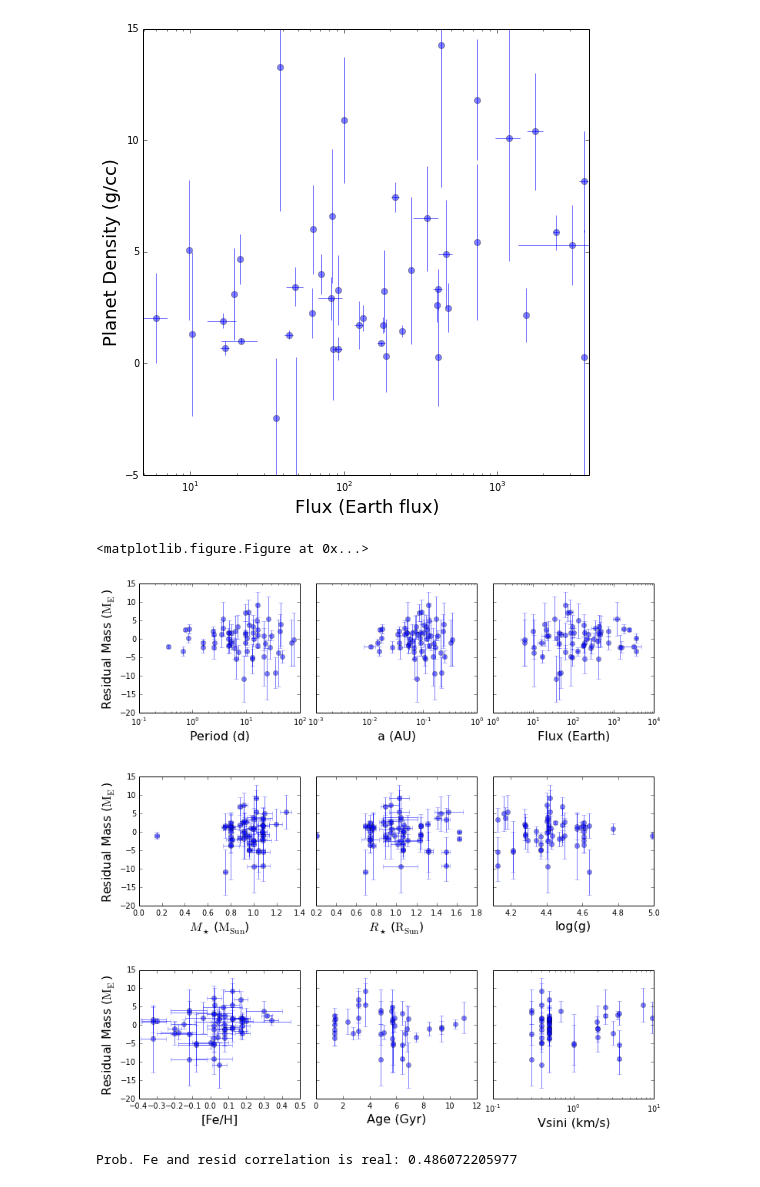
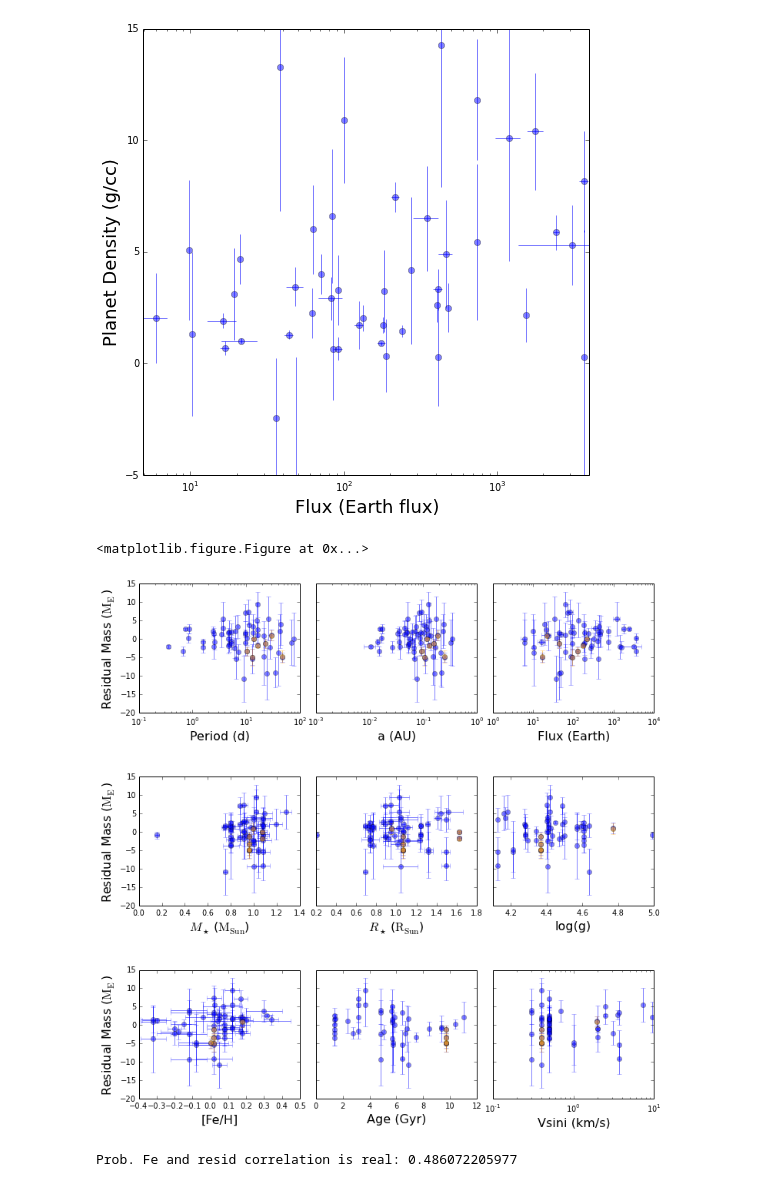
Before and after one commit to sealauren/mrf, a Jupyter notebook: plot_mr.ipynb, the cells around one changed output. Drawn from its saved outputs; the diff is of its cells as text; code cells hidden in the pictures.

```diff
--- a/plot_mr.ipynb
+++ b/plot_mr.ipynb
@@ -22,6 +24,8 @@ sp_clean = sp[sp.urho < 6.5]
 sp_1sig = sp[sp.m > sp.um]
 sp_cold = sp[sp.flux <= np.median(sp.flux)]
 sp_hot = sp[sp.flux > np.median(sp.flux)]
+sp['ttv'] = [0]*len(sp)
+sp.ix[['Kepler-11 b','Kepler-11 c','Kepler-11 d','Kepler-11 f','Kepler-30 b','Kepler-36 b','Kepler-36 c'],'ttv'] = 1
 ttvs = sp.ix[['Kepler-11 b','Kepler-11 c','Kepler-11 d','Kepler-11 f','Kepler-30 b','Kepler-36 b','Kepler-36 c'],:]
 len(sp)
 # %% [output]
@@ -404,4 +407,5 @@ m_resid = sp.m - mpred
 #d_resid = sp.rho - dpred
 rms = np.sqrt(np.mean(m_resid**2))
 print rms
+sp['m_resid'] = m_resid
 # %% [output]
@@ -529,38 +534,54 @@ pearsonr(sp_clean.flux, sp_clean.rho)
 # %%
 #plot residuals
 fig = plt.figure(figsize=(14,14));
 xarr = [sp.per, sp.a, sp.flux, sp.mstar, sp.rstar, sp.logg, sp.fe, sp.age, sp.vsini]
 xarr_err = [None, sp.ua, sp.uflux, sp.umstar, sp.urstar,
             None, sp.ufe, None, None]
 xtit = ['Period (d)','a (AU)','Flux (Earth)',
         '$M_\star$ ($\mathrm{M_{Sun}}$)','$R_\star$ ($\mathrm{R_{Sun}}$)','log(g)',
         '[Fe/H]','Age (Gyr)','Vsini (km/s)']
 xscale = ['log','log','log','linear','linear','linear','linear','linear','log']
 fig, axarr = plt.subplots(3, 3, sharey=True);
-yarr = m_resid
-yarr_err = sp.um
+ys = sp.m_resid
+yerr = sp.um
+yttv = yarr[sp.ttv==1]
+yerrttv = yarr_err[sp.ttv==1]
 for i in xrange(0,3):
     for j in xrange(0,3):
         xs = xarr[3*i + j]
+        xttv = xs[sp.ttv==1]
         xerr = xarr_err[3*i + j]
-        notnan = np.logical_not(np.isnan(xs))
-        xs = xs[notnan]
-        ys = yarr[notnan]
-        yerr = yarr_err[notnan]
-        if xerr is not None: xerr = xerr[notnan]
+#        notnan = np.logical_not(np.isnan(xs))
+#        xs = xs[notnan]
+#        ys = yarr[notnan]
+#        yerr = yarr_err[notnan]
+#        if xerr is not None: xerr = xerr[notnan]
         axarr[i,j].errorbar(xs,ys, xerr=xerr, yerr=yerr, alpha = 0.5, marker='o', fmt='o')
+#        if len(xttv) > 0:
+#            if xerr is not None: xerrttv = xerr[sp.ttv==1]
+#            else: xerrttv=None
+#            notnanttv = np.logical_not(np.isnan(xttv))
+#            xttv = xttv[notnanttv]
+#            yttv = yttv[notnanttv]
+#            yerrttv = yerrttv[notnanttv]
+#            if xerr is not None: xerrttv = xerrttv[notnanttv]
+#            print xtit[3*i+j]
+#            print len(xttv), len(yttv), len(yerrttv)
+        axarr[i,j].errorbar(xttv,yttv,xerr=xerrttv,yerr=yerrttv,
+                            alpha = 0.5, marker='o', fmt='o', c='orange')
         if xscale[3*i + j]=='log': axarr[i,j].set_xscale('log')
         if j==0: axarr[i,j].set_ylabel('Residual Mass ($\mathrm{M_E}$)', fontsize=16)
         axarr[i,j].set_xlabel(xtit[3*i+j], fontsize=16)
 fig.set_size_inches(12,12);
 subplots_adjust(wspace=0.1)
 subplots_adjust(hspace=0.5)
 #fig.ylabel('Residual Mass')
 fig.show();
 plt.savefig('mr_resids.png',dpi=100)
+plt.savefig('mr_resids.eps', format='eps', dpi=300)
 # %% [output]
 <matplotlib.figure.Figure at 0x...>
-[figure, old version]
+[figure, new version]
 # %%
 notnan = np.logical_not(np.isnan(sp.fe))
 fe_r = pearsonr(sp[notnan].fe,m_resid[notnan])
```
Also changed, not shown: parts of 18 cells of this notebook, 20 other files.
